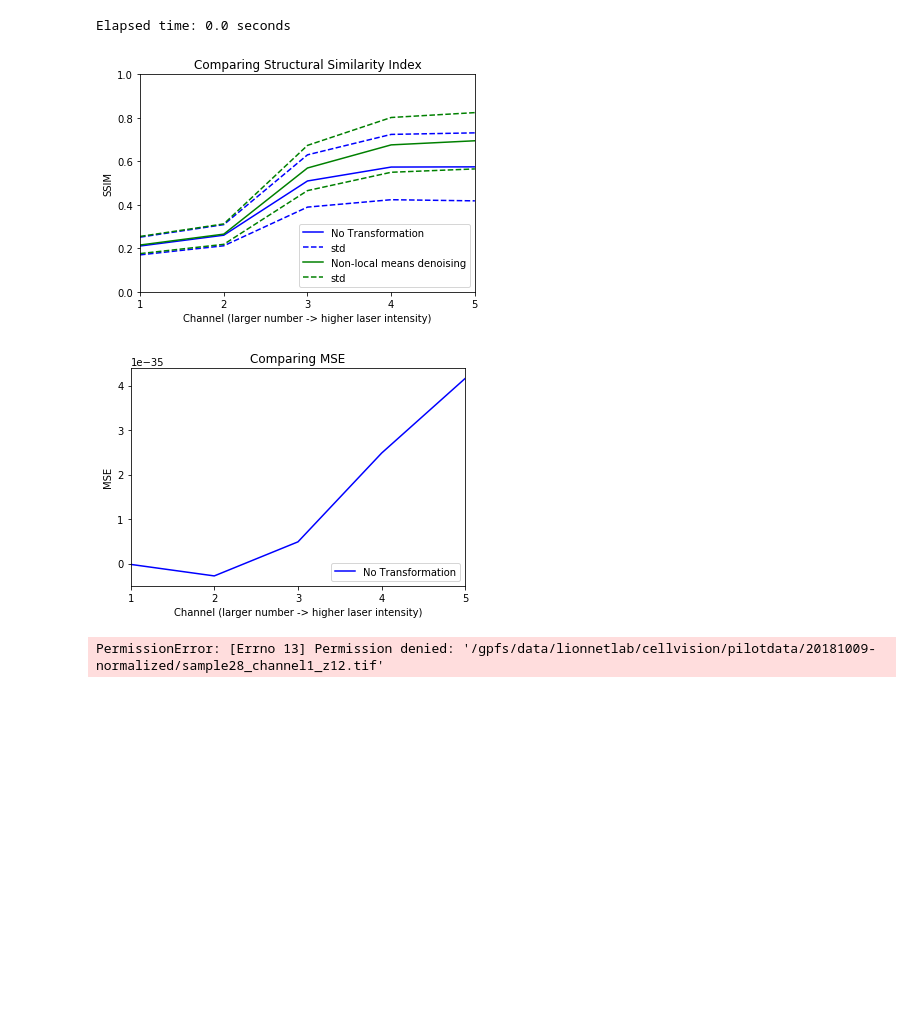
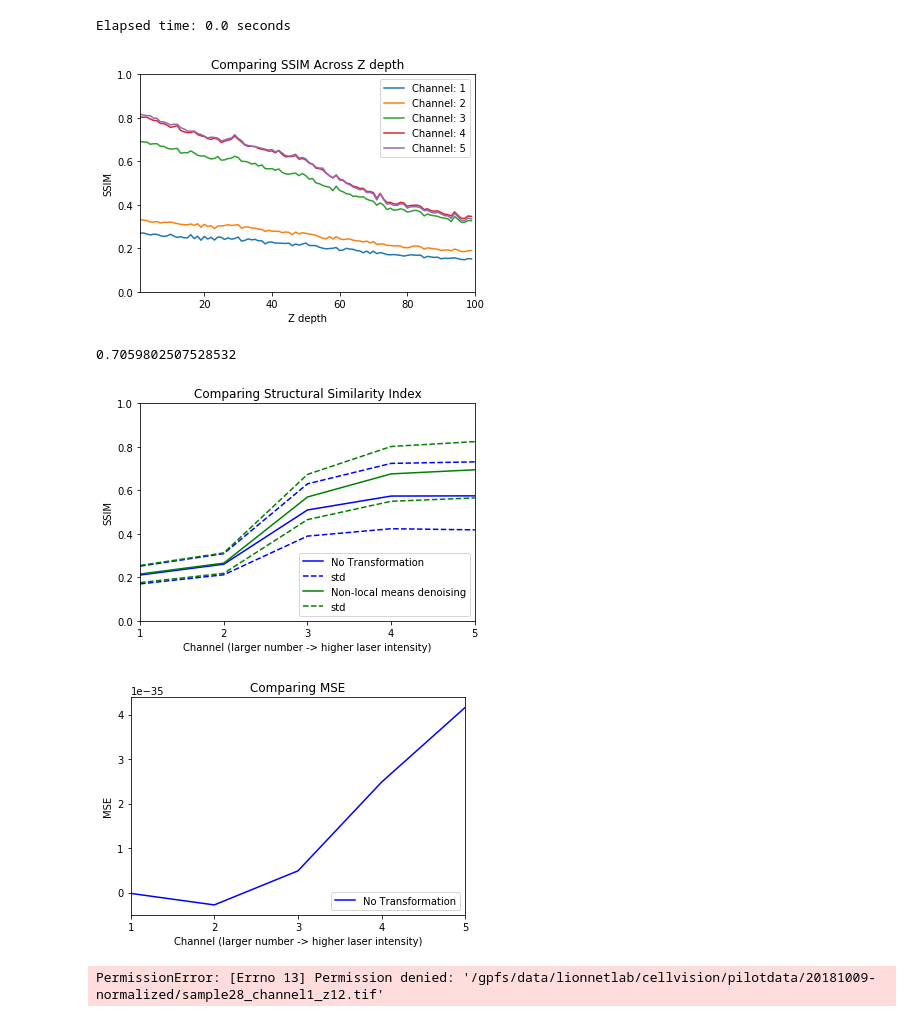
Before and after one commit to NYU-CDS-Capstone-Project/CellVision, a Jupyter notebook: notebooks/non_local_means_comparison.ipynb, the cells around one changed output. Cells and saved outputs as stored; diff of their text form; code cells hidden in the pictures; blank space fills up the shorter version.

Commit message:
Adding z depth analysis

```diff
--- a/notebooks/non_local_means_comparison.ipynb
+++ b/notebooks/non_local_means_comparison.ipynb
@@ -90,11 +90,12 @@ import statistics
 
 channel_comps = []
 for i in range(1,6):
-    with open('baseline_channel{}'.format(i), 'rb') as pickle_file:
+    with open('outputs/baseline_channel{}'.format(i), 'rb') as pickle_file:
         channel_scores = pkl.load(pickle_file)
         channel_comps.append(channel_scores)
 
-z_metrics = {}
+z_means_idx = {}
+
 mse_means = []
 mse_stds = []
 ssim_means = []
@@ -103,7 +104,7 @@ mse_means_dn = []
 mse_stds_dn = []
 ssim_means_dn = []
 ssim_stds_dn = []
-for channel in channel_comps:
+for i, channel in enumerate(channel_comps):
     mse = [metric[2] for metric in channel]
     mse_std = statistics.stdev(mse)
     mse_mean = statistics.mean(mse)
@@ -128,13 +129,39 @@ for channel in channel_comps:
     ssim_means_dn.append(ssim_dn_mean)
     ssim_stds_dn.append(ssim_dn_std)
 
-#     print(mse_means)
-#     print(mse_dn_mean)
-#     raise
+    for metric in channel:
+        z_idx = metric[0].find('_z')
+        z_val = metric[0][z_idx + 2:-4]
+        key = str(i + 1) + '_' + str(z_val)
+        if key not in z_means_idx:
+            z_means_idx[key] = [metric[3]]
+        else:
+            z_means_idx[key] = z_means_idx[key] + [metric[3]]
 
-    for z_val in range(1,100):
-        z_str = '_z' + str(z_val)
-        if z_str in
+for key, val in z_means_idx.items():
+    z_means_idx[key] = statistics.mean(val)
+
+
+# Comparing Structural Similarity Index for denoising
+MAX_DEPTH = 100
+for i in range(1,6):
+    channel_z_means = []
+    for y in range(1,MAX_DEPTH):
+        key = str(i) + '_' + str(y)
+        channel_z_means.append(z_means_idx[key])
+    plt.plot(list(range(1, MAX_DEPTH)), channel_z_means, label="Channel: {}".format(i))
+
+plt.title('Comparing SSIM Across Z depth')
+plt.legend(loc = 'upper right')
+plt.ylim([0, 1])
+plt.xlim([1, 100])
+# plt.axes().set_xticks(list(range(1, 6)), minor=False)
+
+plt.ylabel('SSIM')
+plt.xlabel('Z depth')
+plt.show()
+# print(z_means_idx.keys())
+print(z_means_idx['5_30'])
 
 
 # Comparing Structural Similarity Index for denoising
@@ -181,35 +208,37 @@ plt.plot(list(range(1, 6)),
 #          linestyle='--',
 #          color='blue')
 # plt.plot(list(range(1, 6)),
 #          [x[0] - x[1] for x in zip(mse_means, mse_stds)],
 #          linestyle='--',
 #          color='blue')
 
 # plt.plot(list(range(1, 6)),
 #          [x[0] - x[1] for x in zip(mse_means, mse_stds)],
 #          label="Non-local means denoising", color='green')
 # plt.plot(list(range(1, 6)),
 #          [sum(x) for x in zip(mse_means_dn, mse_stds_dn)],
 #          label="std",
 #          linestyle='--',
 #          color='green')
 # plt.plot(list(range(1, 6)),
 #          [x[0] - x[1] for x in zip(mse_means_dn, mse_stds_dn)],
 #          linestyle='--',
 #          color='green')
 
 plt.title('Comparing MSE')
 plt.legend(loc = 'lower right')
 # plt.ylim([0, 1])
 plt.xlim([1, 5])
 plt.axes().set_xticks(list(range(1, 6)), minor=False)
 
 plt.ylabel('MSE')
 plt.xlabel('Channel (larger number -> higher laser intensity)')
 plt.show()
 # %% [output]
-[figure, old version]
+[figure, new version]
+0.7059802507528532
-[figure, old version]
+[figure, new version]
+[figure, added]
 # %%
 # path_to_data = '/gpfs/data/lionnetlab/cellvision/pilotdata/20181009/test data_1_MMStack_Undefined1.ome.tif'
 path_to_data = '/gpfs/data/lionnetlab/cellvision/pilotdata/20181009-normalized/sample28_channel1_z12.tif'
```
